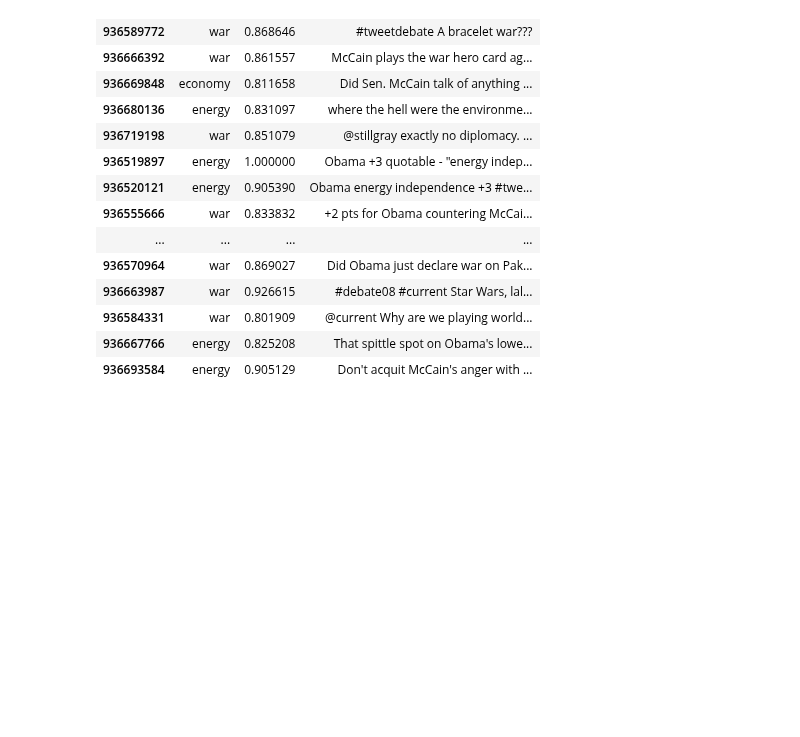
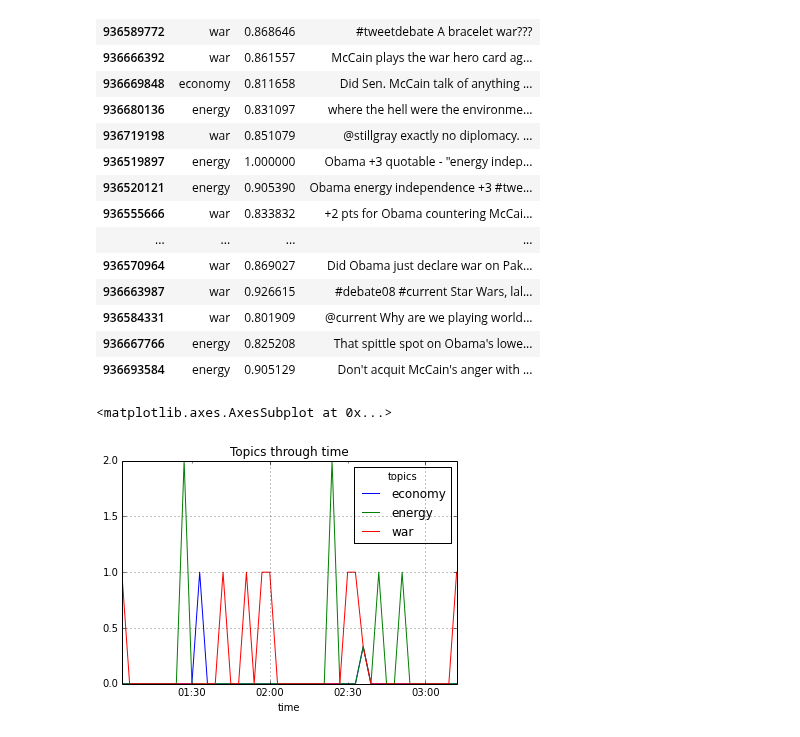
Before and after one commit to ralucacocioban/SentimentClassification, a Jupyter notebook: Exploring Topic modeling.ipynb, the cells around one changed output. Saved outputs shown, nothing was run; the diff lists cells and outputs as text; code cells hidden in the pictures; blank space fills up the shorter version.

Commit message:
topic modeling now implemented

```diff
--- a/Exploring Topic modeling.ipynb
+++ b/Exploring Topic modeling.ipynb
@@ -84,3 +84,15 @@ tweets[['topics', 'topics_s', 'content']][ tweets['topics'] != 'none' ]
 | 936584331 | war | 0.801909 | @current Why are we playing world... |
 | 936667766 | energy | 0.825208 | That spittle spot on Obama's lowe... |
 | 936693584 | energy | 0.905129 | Don't acquit McCain's anger with ... |
+# %%
+import datetime
+tweets['time'] = tweets['pub.date.GMT'].apply(
+    lambda x: ( datetime.datetime.strptime( x, "%m/%d/%y %H:%M" ))
+)
+
+#1
+df = tweets[tweets['topics'] != 'none'].groupby(['time','topics']).size().unstack().fillna(0)
+df.groupby(pd.TimeGrouper('3Min')).mean().fillna(0).plot(title="Topics through time")
+# %% [output]
+<matplotlib.axes.AxesSubplot at 0x...>
+[figure, added]
```
Also changed, not shown: parts of 1 cell of this notebook.
